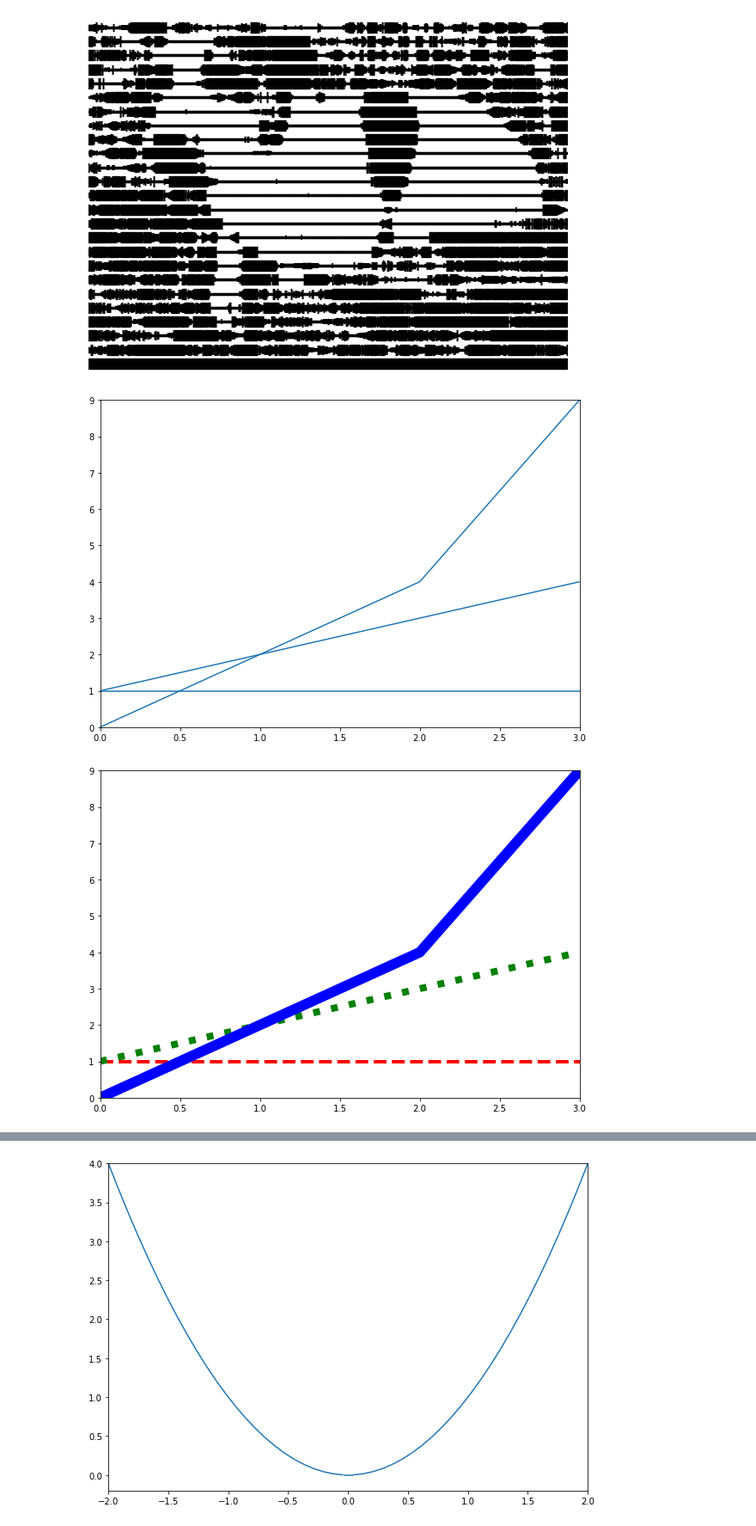
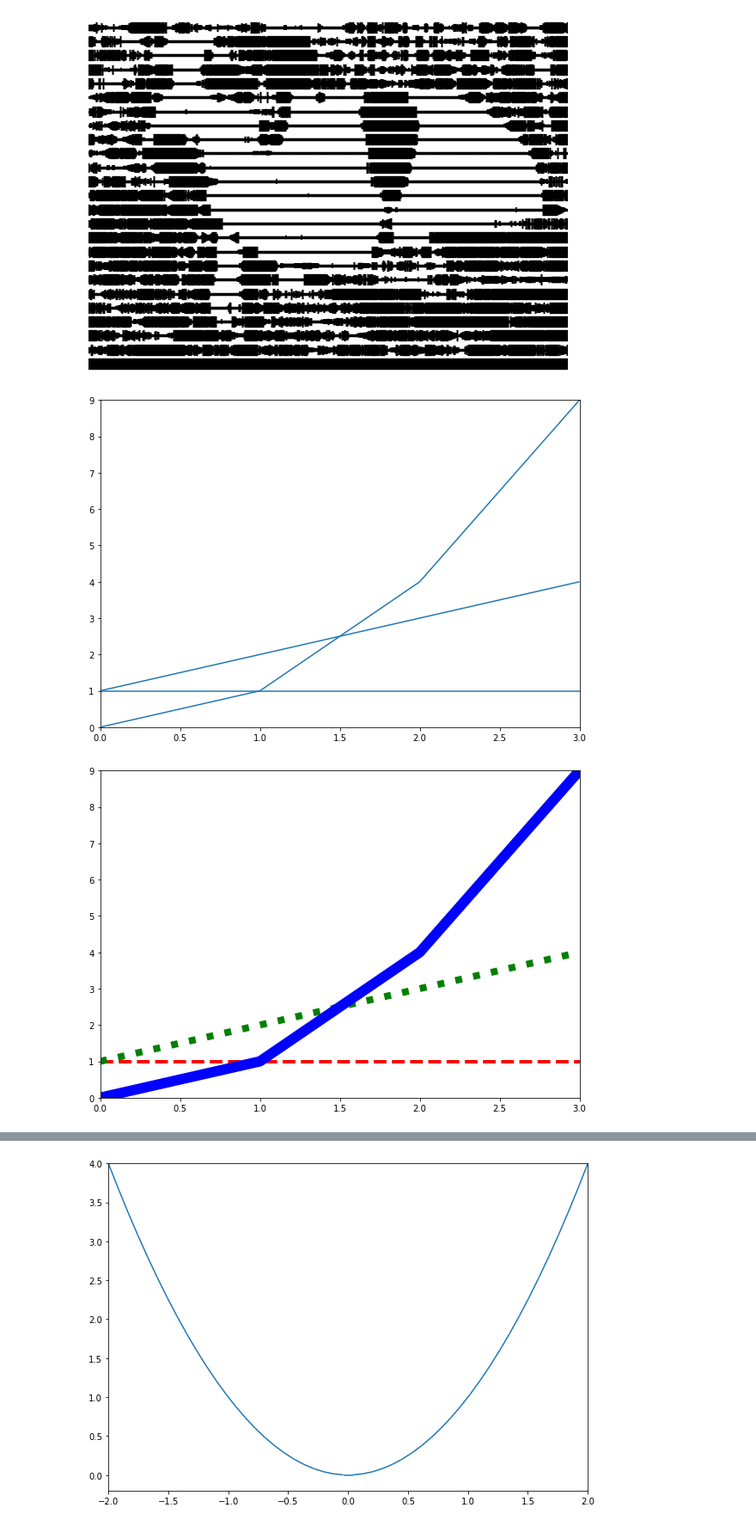
Before and after one commit to ColCarroll/yourplotlib, a Jupyter notebook: notebooks/artists.ipynb, the cells around one changed output, grey strips where cells are left out. Shown at 86% size. Saved outputs shown, nothing was run; the diff lists cells and outputs as text; code cells hidden in the pictures.

```diff
--- a/notebooks/artists.ipynb
+++ b/notebooks/artists.ipynb
@@ -187,7 +187,7 @@ lc = LineCollection(
     segments=[
         ((0, 1), (1, 1), (2, 1), (3, 1)),
         ((0, 1), (1, 2), (2, 3), (3, 4)),
-        ((0, 0), (1, 2), (2, 4), (3, 9)),
+        ((0, 0), (1, 1), (2, 4), (3, 9)),
     ],
 )
 
@@ -197,28 +197,28 @@ ax.set_xlim(0, 3)
 
 fig.savefig(IMAGE_DIR / 'lc1.png')
 # %% [output]
-[figure, old version]
+[figure, new version]
 # %%
 
 fig, ax = plt.subplots(figsize=(10, 7))
 
 lc = LineCollection(
     segments=[
         ((0, 1), (1, 1), (2, 1), (3, 1)),
         ((0, 1), (1, 2), (2, 3), (3, 4)),
-        ((0, 0), (1, 2), (2, 4), (3, 9)),
+        ((0, 0), (1, 1), (2, 4), (3, 9)),
     ],
     colors=('red', 'green', 'blue'),
     linewidths=(4, 8, 12),
     linestyles=('dashed', 'dotted', 'solid')
 )
 
 ax.add_collection(lc)
 ax.set_ylim(0, 9)
 ax.set_xlim(0, 3);
 fig.savefig(IMAGE_DIR / 'lc2.png')
 # %% [output]
-[figure, old version]
+[figure, new version]
 # %%
 
 fig, ax = plt.subplots(figsize=(10, 7))
```
Also changed, not shown: parts of 1 cell of this notebook, 11 other files.
